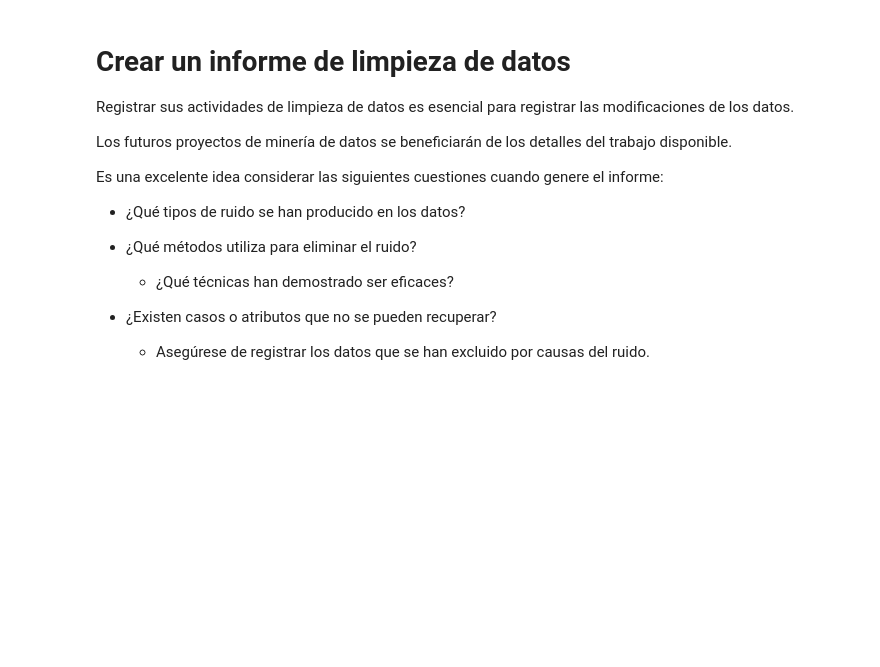
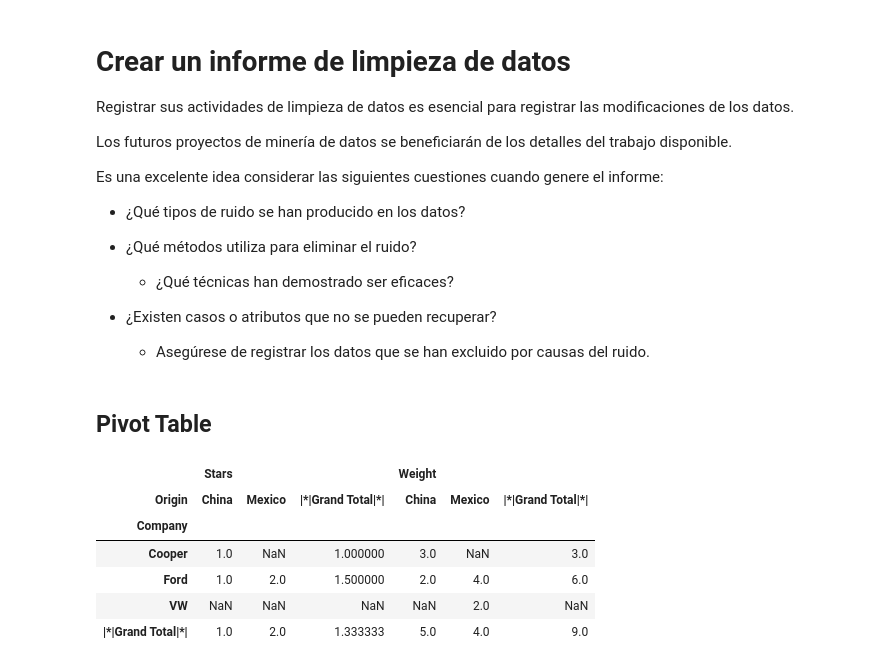
Before and after one commit to tdm09/Apuntes2039, a Jupyter notebook: 030_limpieza.ipynb, the cells around one changed output. Cells and saved outputs as stored; diff of their text form; code cells hidden in the pictures; blank space fills up the shorter version.

```diff
--- a/030_limpieza.ipynb
+++ b/030_limpieza.ipynb
@@ -617,3 +712,22 @@ Es una excelente idea considerar las siguientes cuestiones cuando genere el info
 
 * ¿Existen casos o atributos que no se pueden recuperar?
     - Asegúrese de registrar los datos que se han excluido por causas del ruido.
+# %% [markdown]
+## Pivot Table
+# %%
+pd.pivot_table(df,
+               index='Company',
+               values=['Stars','Weight'], # will do the average of each a, b, c, d
+               aggfunc={'Stars': np.mean, 'Weight': np.sum},
+               margins = True,
+               margins_name='|*|Grand Total|*|',
+               columns = 'Origin'
+              )#.head()
+# %% [output]
+|  | Stars |  |  | Weight |  |  |
+| Origin | China | Mexico | |*|Grand Total|*| | China | Mexico | |*|Grand Total|*| |
+| Company |  |  |  |  |  |  |
+| Cooper | 1.0 | NaN | 1.000000 | 3.0 | NaN | 3.0 |
+| Ford | 1.0 | 2.0 | 1.500000 | 2.0 | 4.0 | 6.0 |
+| VW | NaN | NaN | NaN | NaN | 2.0 | NaN |
+| |*|Grand Total|*| | 1.0 | 2.0 | 1.333333 | 5.0 | 4.0 | 9.0 |
```
Also changed, not shown: parts of 42 cells of this notebook.
